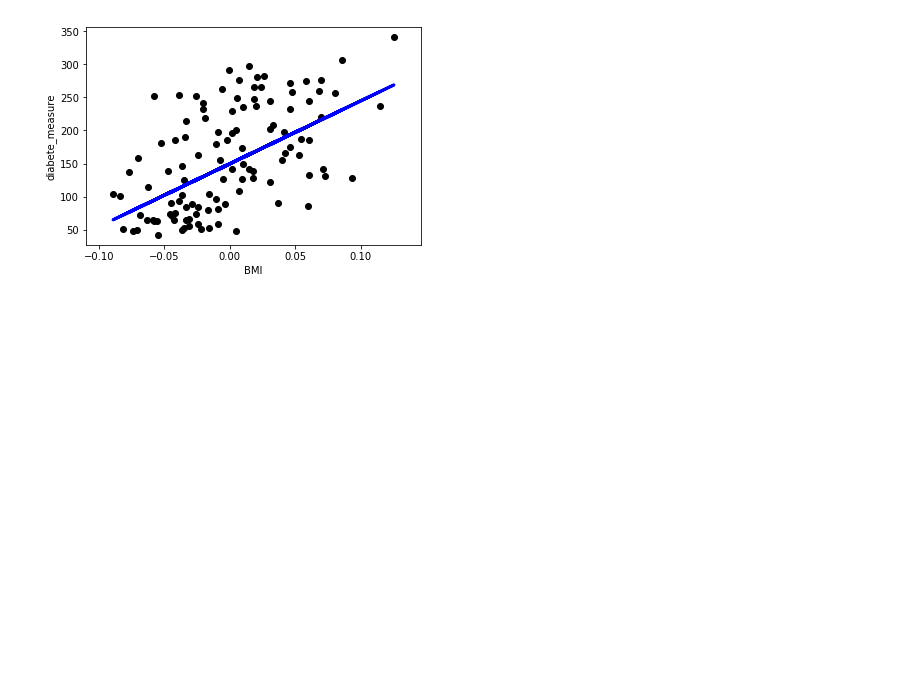
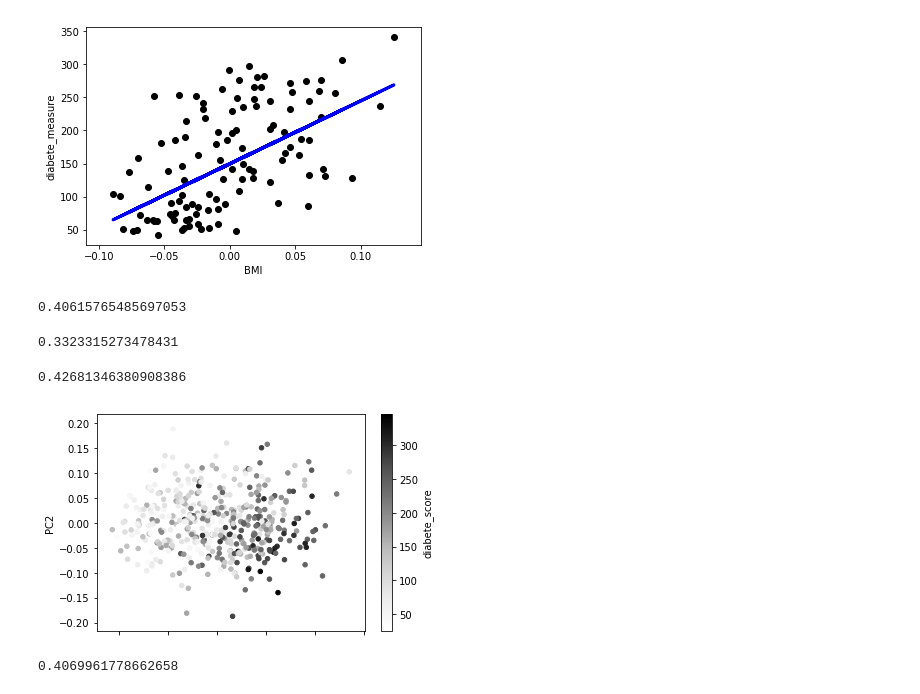
Before and after one commit to k821209/biobigdata, a Jupyter notebook: 4. ML_intro.ipynb, the cells around one changed output. Cells and saved outputs as stored; diff of their text form; code cells hidden in the pictures; blank space fills up the shorter version.

```diff
--- a/4. ML_intro.ipynb
+++ b/4. ML_intro.ipynb
@@ -183,3 +183,27 @@ plt.show()
 [figure]
 # %%
 ## diabete data 모두 사용해서 linear regression 기반 예측 모델을 작성해보자
+# %%
+from sklearn.ensemble import RandomForestRegressor
+
+rfr = RandomForestRegressor(n_estimators=2000)
+rfr.fit(X_train,y_train)
+rfr.score(X_test,y_test)
+# %% [output]
+0.40615765485697053
+# %%
+from sklearn.ensemble import GradientBoostingRegressor
+
+gbr = GradientBoostingRegressor(n_estimators=2000,learning_rate=0.01)
+gbr.fit(X_train,y_train)
+gbr.score(X_test,y_test)
+# %% [output]
+0.3323315273478431
+# %%
+from sklearn.ensemble import ExtraTreesRegressor
+
+etr = ExtraTreesRegressor(n_estimators=2000)
+etr.fit(X_train,y_train)
+etr.score(X_test,y_test)
+# %% [output]
+0.42681346380908386
@@ -185,0 +213,19 @@ plt.show()
+# %%
+from sklearn.decomposition import PCA
+
+pca        = PCA(n_components=2)
+X_pca      = pca.fit_transform(X_all)
+df_dia_pca = pd.DataFrame(data=X_pca,columns=['PC1','PC2'])
+
+df_dia_pca['diabete_score'] = diabetes.target
+df_dia_pca.plot(kind='scatter',x='PC1',y='PC2',c='diabete_score')
+plt.show()
+# %% [output]
+[figure, added]
+# %%
+lr = LinearRegression()
+X_train,X_test,y_train,y_test = train_test_split(X_pca,Y)
+lr.fit(X_train,y_train)
+lr.score(X_test,y_test)
+# %% [output]
+0.4069961778662658
```
Also changed, not shown: parts of 8 cells of this notebook.
